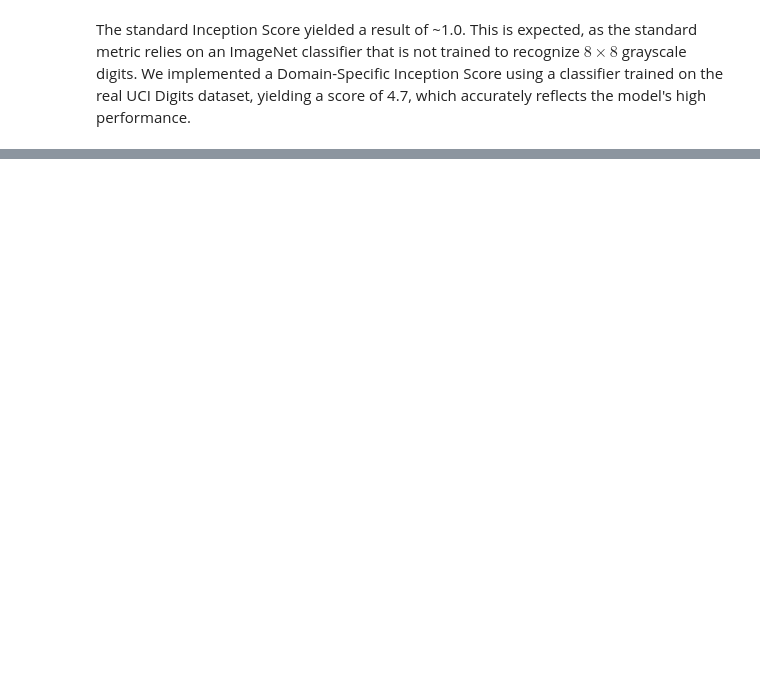
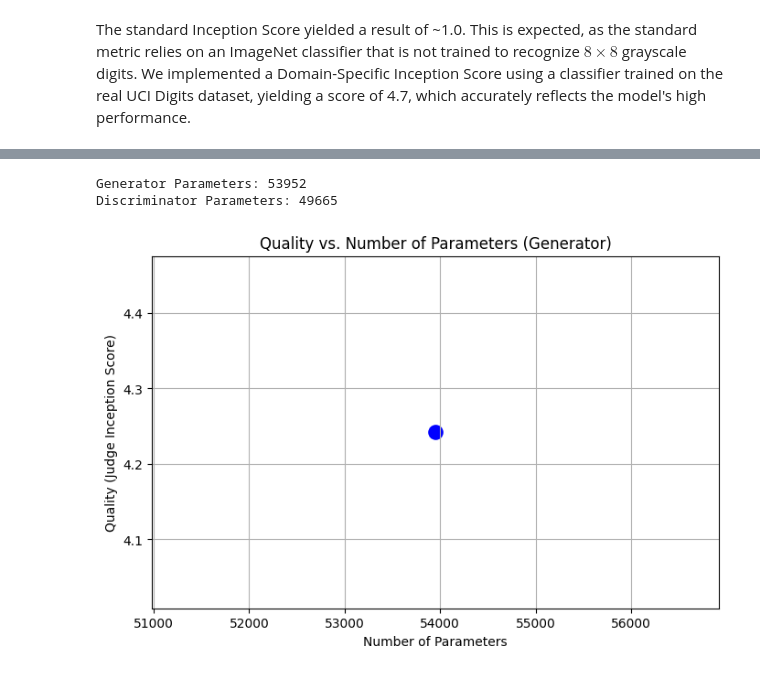
Before and after one commit to DevArtech/csc-4631-final-project, a Jupyter notebook: Standard_GAN.ipynb, the cells around one changed output, grey strips where cells are left out. Saved outputs shown, nothing was run; the diff lists cells and outputs as text; code cells hidden in the pictures; blank space fills up the shorter version.

```diff
--- a/Standard_GAN.ipynb
+++ b/Standard_GAN.ipynb
@@ -118,6 +122,22 @@ criterion = nn.BCELoss()
 # %% [markdown]
 ## Algorithm Implementation
 ### Training Phase
+# %%
+def preprocess_for_inception(imgs):
+    """
+    imgs: (B,1,8,8) in [-1,1]
+    Returns: (B,3,299,299) in [0,1]
+    """
+    # Convert [-1,1] -> [0,1]
+    imgs = (imgs + 1) / 2
+
+    # Repeat channels to make 3-channel
+    imgs = imgs.repeat(1, 3, 1, 1)  # (B,3,8,8)
+
+    # Upsample to InceptionV3 size
+    imgs = F.interpolate(imgs, size=(299, 299), mode='bilinear', align_corners=False)
+
+    return imgs
 # %%
 # --- Setup ---
 # Labels
@@ -485,0 +561,25 @@ The standard Inception Score yielded a result of ~1.0. This is expected, as the
+# %%
+# quality vs number of parameters
+def count_params(model):
+    return sum(p.numel() for p in model.parameters())
+
+G_params = count_params(gen)
+D_params = count_params(disc)
+
+print("Generator Parameters:", G_params)
+print("Discriminator Parameters:", D_params)
+
+qualities = [judge_is_score]
+params = [G_params]
+
+plt.figure(figsize=(8,5))
+plt.scatter(params, qualities, color='blue', s=120)
+plt.title("Quality vs. Number of Parameters (Generator)")
+plt.xlabel("Number of Parameters")
+plt.ylabel("Quality (Judge Inception Score)")
+plt.grid(True)
+plt.show()
+# %% [output]
+Generator Parameters: 53952
+Discriminator Parameters: 49665
+[figure, added]
```
Also changed, not shown: parts of 16 cells of this notebook.
